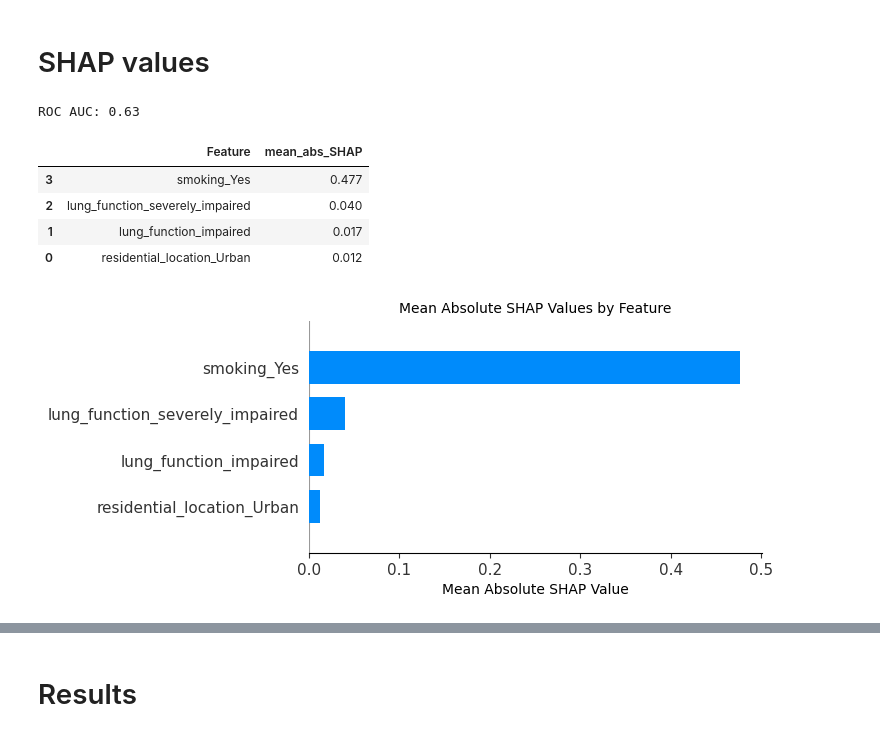
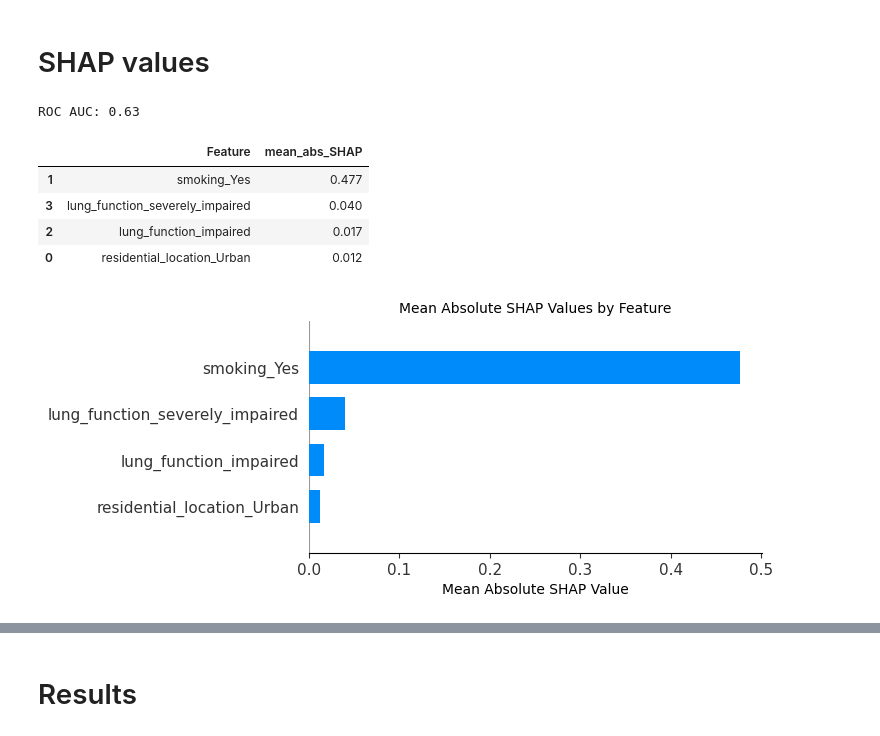
Before and after one commit to roncho12/causal_inference_examples, a Jupyter notebook: estimating_causal_effects_smoking_example.ipynb.ipynb, the cells around one changed output, grey strips where cells are left out. Saved outputs shown, nothing was run; the diff lists cells and outputs as text; code cells hidden in the pictures.

```diff
--- a/estimating_causal_effects_smoking_example.ipynb.ipynb
+++ b/estimating_causal_effects_smoking_example.ipynb.ipynb
@@ -151,12 +150,8 @@ df.sample(10)
 # %%
-# Ensure lung function is categorical.
-df['lung_function'] = df['lung_function'].astype('category')
-
 # set an explicit reference category, as we want the "normal" level of
 # lung function to be the reference level in the analysis
 df['lung_function'] = pd.Categorical(
     df['lung_function'],
-    categories=['normal', 'impaired', 'severely_impaired'],
-    ordered=False
+    categories=['normal', 'impaired', 'severely_impaired']
 )
 # %% [markdown]
@@ -447,35 +446,35 @@ true_OR.round(2)
 # %%
 X = pd.get_dummies(df.drop("lung_cancer_death", axis=1), drop_first=True)
 y = df["lung_cancer_death"]
 
 xgb_model = xgb.XGBClassifier(random_state=1)
 xgb_model.fit(X, y)
 
 roc_auc = roc_auc_score(y, xgb_model.predict_proba(X)[:, 1])
 print(f"ROC AUC: {roc_auc:.2f}")
 
 explainer = shap.TreeExplainer(xgb_model)
 shap_values = explainer.shap_values(X)
 
 # Create a DataFrame summarizing the mean absolute SHAP values per feature
 mean_abs_shap = np.abs(shap_values).mean(axis=0)
 shap_summary_df = pd.DataFrame({
     "Feature": X.columns,
     "mean_abs_SHAP": mean_abs_shap
 }).sort_values("mean_abs_SHAP", ascending=False)
 
 display(shap_summary_df.round(3))
 
-shap.summary_plot(shap_values, X, plot_type="bar", show=False)
+shap.summary_plot(shap_values, X, plot_type="bar", show=False, rng=1)
 ax = plt.gca()
 ax.set_title("Mean Absolute SHAP Values by Feature", fontsize=10)
 ax.set_xlabel('Mean Absolute SHAP Value', fontsize=10)
-ax.tick_params(axis='y', labelsize=11)  # Set the y-ticks font size to 8
+ax.tick_params(axis='y', labelsize=11)
 # %% [output]
 ROC AUC: 0.63
 |  | Feature | mean_abs_SHAP |
-| 3 | smoking_Yes | 0.477 |
-| 2 | lung_function_severely_impaired | 0.040 |
-| 1 | lung_function_impaired | 0.017 |
+| 1 | smoking_Yes | 0.477 |
+| 3 | lung_function_severely_impaired | 0.040 |
+| 2 | lung_function_impaired | 0.017 |
 | 0 | residential_location_Urban | 0.012 |
 [figure]
```
Also changed, not shown: parts of 17 cells of this notebook.
